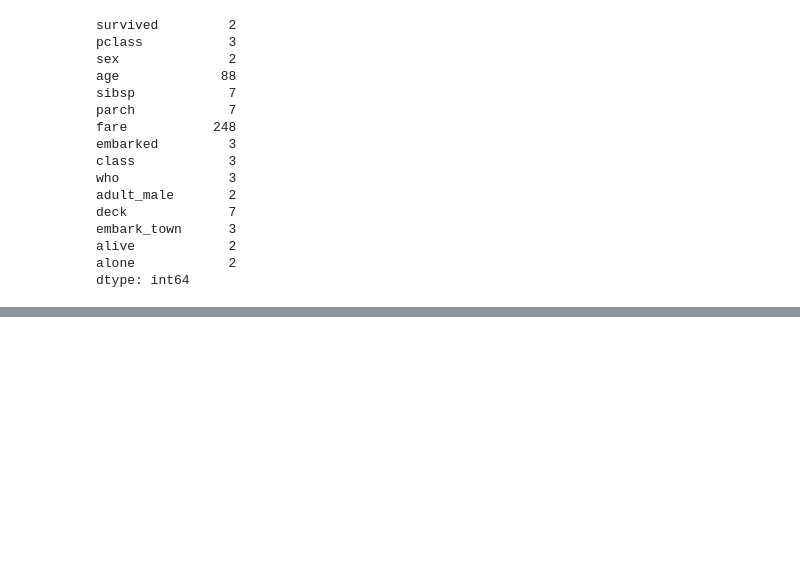
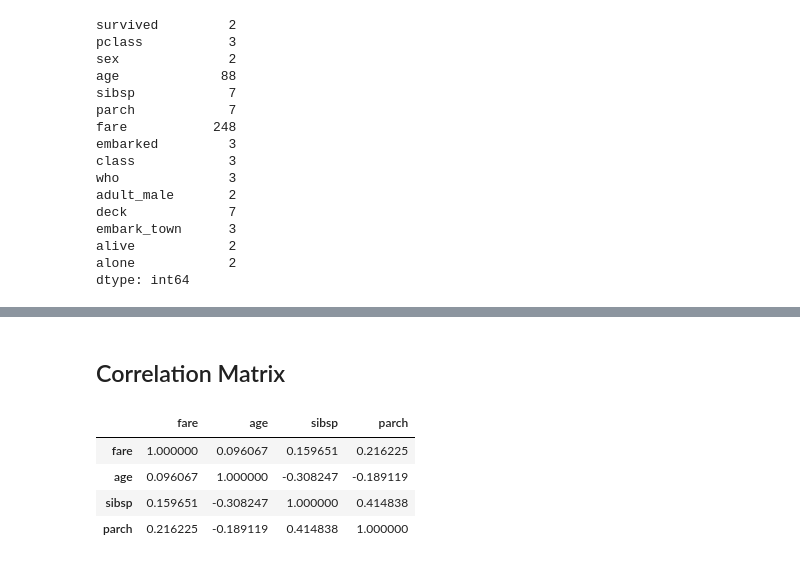
Before and after one commit to ShahxHussain/Six-Months-of-AI-and-DS-Mentorship-Program, a Jupyter notebook: Day 8/pandas.ipynb, the cells around one changed output, grey strips where cells are left out. Saved outputs shown, nothing was run; the diff lists cells and outputs as text; code cells hidden in the pictures; blank space fills up the shorter version.

```diff
--- a/Day 8/pandas.ipynb
+++ b/Day 8/pandas.ipynb
@@ -324,0 +261,11 @@ dtype: int64
+# %% [markdown]
+## Correlation Matrix
+# %%
+correlation_df = df[['fare', 'age' , 'sibsp', 'parch']].corr()
+correlation_df
+# %% [output]
+|  | fare | age | sibsp | parch |
+| fare | 1.000000 | 0.096067 | 0.159651 | 0.216225 |
+| age | 0.096067 | 1.000000 | -0.308247 | -0.189119 |
+| sibsp | 0.159651 | -0.308247 | 1.000000 | 0.414838 |
+| parch | 0.216225 | -0.189119 | 0.414838 | 1.000000 |
```
Also changed, not shown: parts of 27 cells of this notebook.
